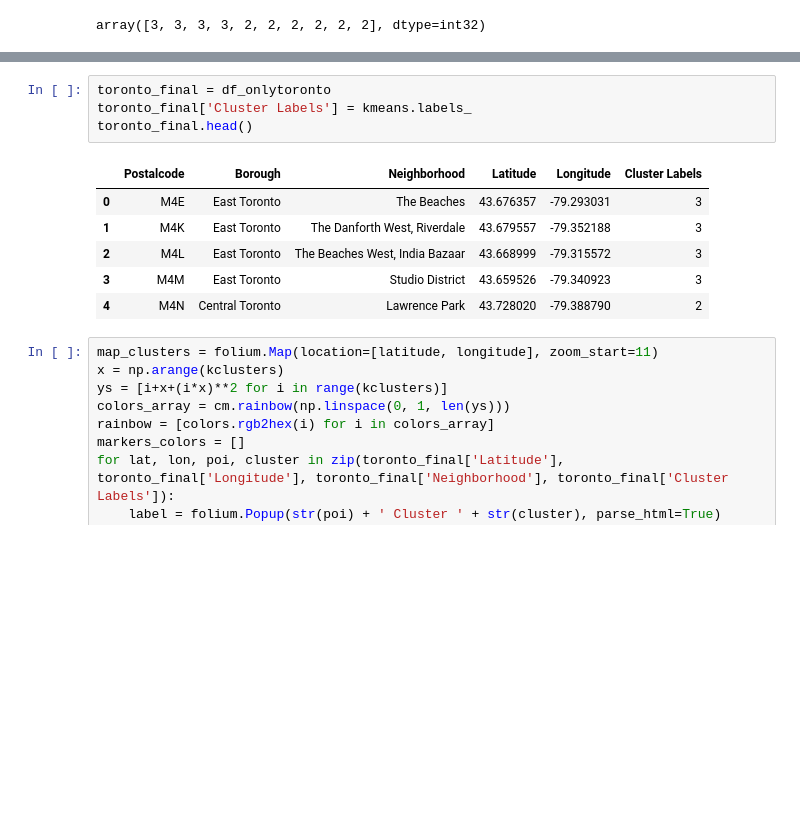
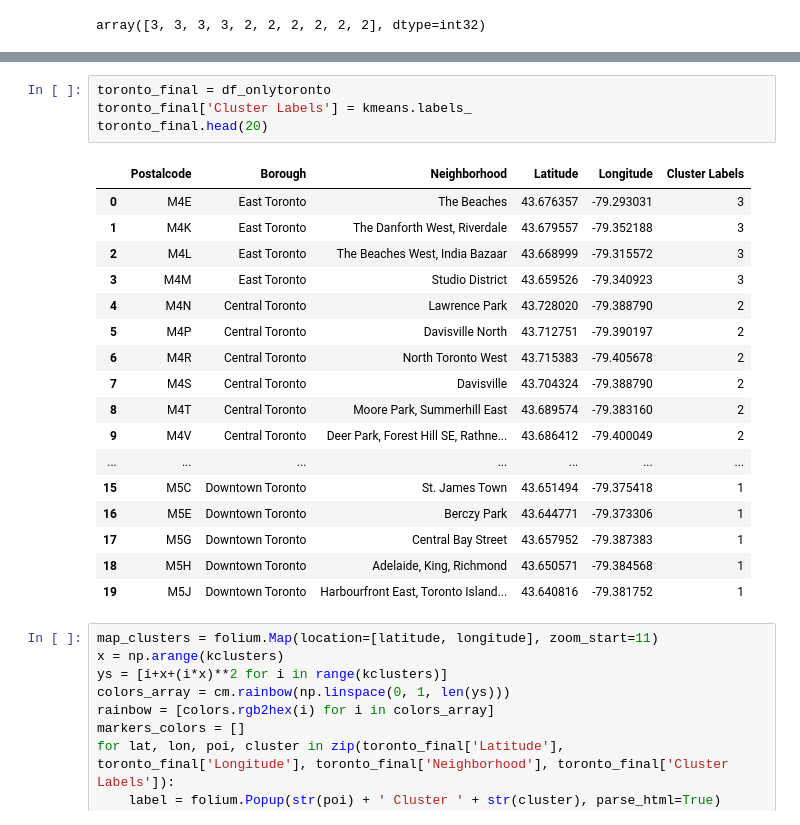
Before and after one commit to azulyrojo-ib/Capstone-Project-Notebook, a Jupyter notebook: Segmenting and Clustering Neighborhoods part3.ipynb, the cells around one changed output, grey strips where cells are left out. Cells and saved outputs as stored; diff of their text form; blank space fills up the shorter version.

```diff
--- a/Segmenting and Clustering Neighborhoods part3.ipynb
+++ b/Segmenting and Clustering Neighborhoods part3.ipynb
@@ -278,14 +294,25 @@ toronto_clustering.head()
 # %%
 toronto_final = df_onlytoronto
 toronto_final['Cluster Labels'] = kmeans.labels_
-toronto_final.head()
+toronto_final.head(20)
 # %% [output]
 |  | Postalcode | Borough | Neighborhood | Latitude | Longitude | Cluster Labels |
 | 0 | M4E | East Toronto | The Beaches | 43.676357 | -79.293031 | 3 |
 | 1 | M4K | East Toronto | The Danforth West, Riverdale | 43.679557 | -79.352188 | 3 |
 | 2 | M4L | East Toronto | The Beaches West, India Bazaar | 43.668999 | -79.315572 | 3 |
 | 3 | M4M | East Toronto | Studio District | 43.659526 | -79.340923 | 3 |
 | 4 | M4N | Central Toronto | Lawrence Park | 43.728020 | -79.388790 | 2 |
+| 5 | M4P | Central Toronto | Davisville North | 43.712751 | -79.390197 | 2 |
+| 6 | M4R | Central Toronto | North Toronto West | 43.715383 | -79.405678 | 2 |
+| 7 | M4S | Central Toronto | Davisville | 43.704324 | -79.388790 | 2 |
+| 8 | M4T | Central Toronto | Moore Park, Summerhill East | 43.689574 | -79.383160 | 2 |
+| 9 | M4V | Central Toronto | Deer Park, Forest Hill SE, Rathne... | 43.686412 | -79.400049 | 2 |
+| ... | ... | ... | ... | ... | ... | ... |
+| 15 | M5C | Downtown Toronto | St. James Town | 43.651494 | -79.375418 | 1 |
+| 16 | M5E | Downtown Toronto | Berczy Park | 43.644771 | -79.373306 | 1 |
+| 17 | M5G | Downtown Toronto | Central Bay Street | 43.657952 | -79.387383 | 1 |
+| 18 | M5H | Downtown Toronto | Adelaide, King, Richmond | 43.650571 | -79.384568 | 1 |
+| 19 | M5J | Downtown Toronto | Harbourfront East, Toronto Island... | 43.640816 | -79.381752 | 1 |
 # %%
 map_clusters = folium.Map(location=[latitude, longitude], zoom_start=11)
 x = np.arange(kclusters)
```
Also changed, not shown: parts of 2 cells of this notebook.
